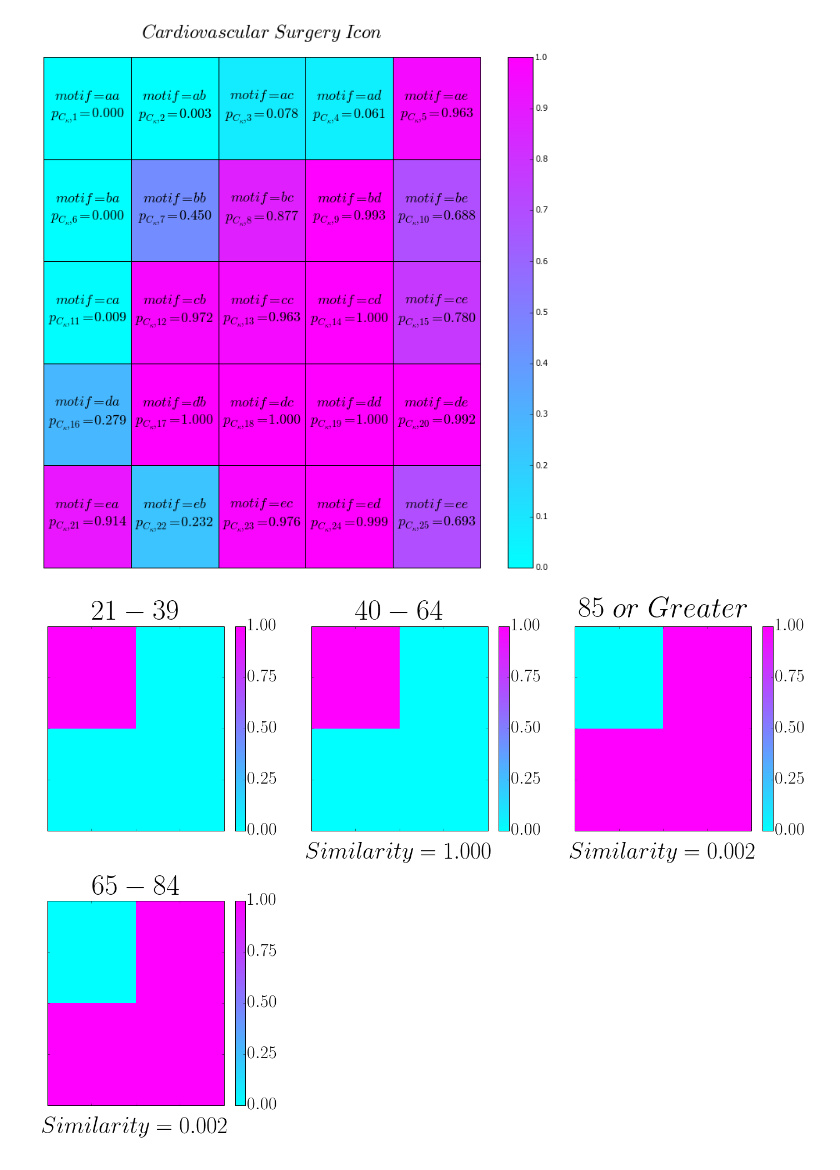
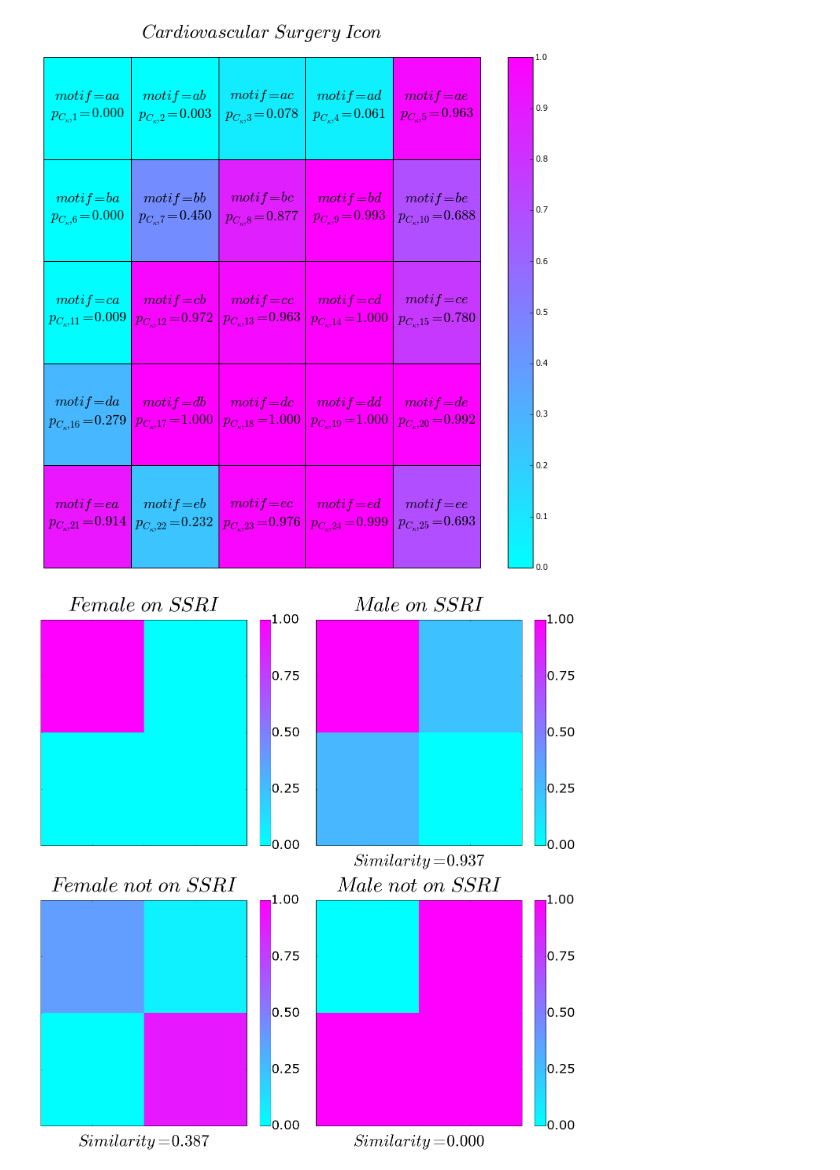
Before and after one commit to pvnick/tempos, a Jupyter notebook: pain_sax_ported.ipynb, the cells around one changed output. Saved outputs shown, nothing was run; the diff lists cells and outputs as text; code cells hidden in the pictures.

```diff
--- a/pain_sax_ported.ipynb
+++ b/pain_sax_ported.ipynb
@@ -801,8 +797,8 @@ start_cutoff_pain_data["custom_column"] = start_cutoff_pain_data["Gender"].apply
 #start_cutoff_pain_data.PrimaryCPTCodeCategory2
 #clustered_motif_matrices = get_clustered_motif_matrices("PrimaryCPTCodeCategory2")
 #clustered_motif_matrices = get_clustered_motif_matrices("Gender")
-#clustered_motif_matrices = get_clustered_motif_matrices("Opioid")
-clustered_motif_matrices = get_clustered_motif_matrices("Age_Group")
+clustered_motif_matrices = get_clustered_motif_matrices("custom_column")
+#clustered_motif_matrices = get_clustered_motif_matrices("Age_Group")
 clustered_motif_matrices_grouped = clustered_motif_matrices.groupby(level=0)
 cluster_sample_sizes = clustered_motif_matrices_grouped.count()
 individual_motif_counts_by_cluster = clustered_motif_matrices_grouped.sum()
@@ -991,13 +993,12 @@ plt.savefig(figure_save_dir + "example_icon.pdf", bbox_inches="tight")
 # %% [output]
 [figure]
 # %%
-plt.rc('text', usetex=True)
 
-first_icon_theta = "21-39"
+first_icon_theta = "Female on SSRI"
 theta_and_similarities = all_theta_similarities.ix[first_icon_theta]
 thetas_sorted = theta_and_similarities.sort(columns="similarity", ascending=False).index
-fig, axes = plt.subplots(nrows=3,
-                         ncols=3,
+fig, axes = plt.subplots(nrows=2,
+                         ncols=2,
                          figsize=(20,20))
 axes_flattened = axes.flatten()
 plt.hold(True)
@@ -1006,34 +1007,32 @@ for theta in thetas_sorted:
     ax = axes_flattened[axis_index]
     icon = icons.ix[theta]
     icon_side = np.sqrt(icon.count()).astype(int)
     #hide distracting axis ticks
     ax.tick_params(labelbottom='off',
                    labelleft='off')
     ax.set_title(label="$" + string.replace(theta, ' ', '\ ') + "$", fontsize=52, y=1.03)
     similarity = theta_and_similarities.ix[theta].similarity
     angle_text = "0"
     if similarity < 1:
         angle_text = np.rad2deg(np.arccos(similarity)).astype(int).astype(str)
     if theta != first_icon_theta:
         ax.set_xlabel(xlabel=r"$Similarity = " + ('%.3f' % similarity) + "$", \
                       fontsize=42, labelpad = 20)
     else:
         ax.set_xlabel(xlabel=r"a", color="white", fontsize=42, labelpad = 20)
     pixel_data = icon.reshape([icon_side, icon_side]).astype(float)
     heatmap = ax.pcolor(pixel_data, cmap = plt.cool(), vmin=0, vmax=1)
     ax.invert_yaxis()
     cbar = fig.colorbar(heatmap, ax=ax)
     cbar.ax.tick_params(labelsize=32)
     cbar.set_ticks(np.linspace(0, 1, 5))
     axis_index = axis_index + 1
 for remaining_axis_index in range(axis_index, len(axes_flattened)):
     ax = axes_flattened[remaining_axis_index]
     fig.delaxes(ax)
 plt.tight_layout(pad=1.6)
 plt.savefig("/tmp/icons_beta" + str(icon_side) + ".pdf", bbox_inches="tight")
 plt.show()
-
-plt.rc('text', usetex=False)
 # %% [output]
-[figure, old version]
+[figure, new version]
 # %% [markdown]
```
Also changed, not shown: parts of 15 cells of this notebook.
